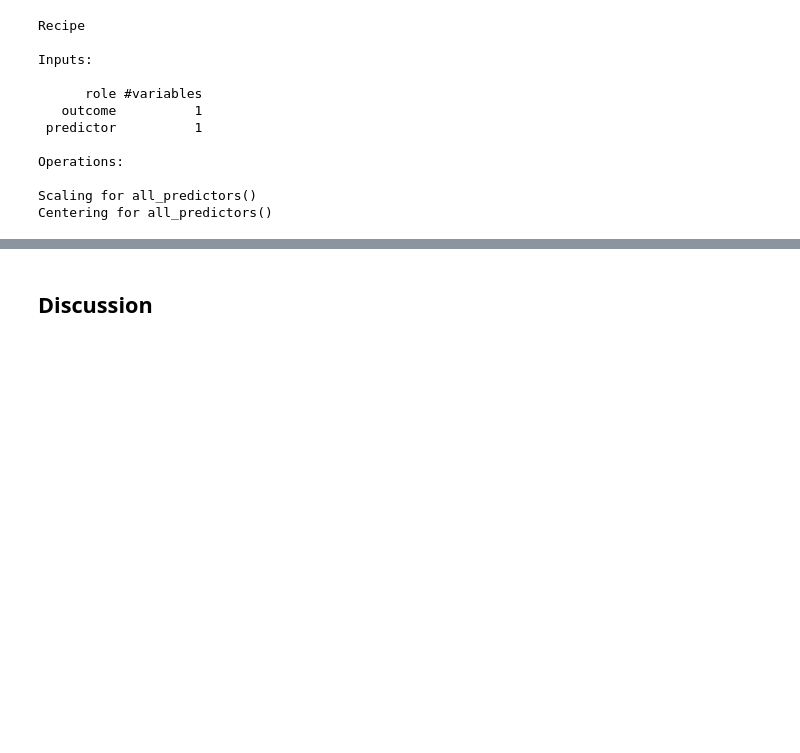
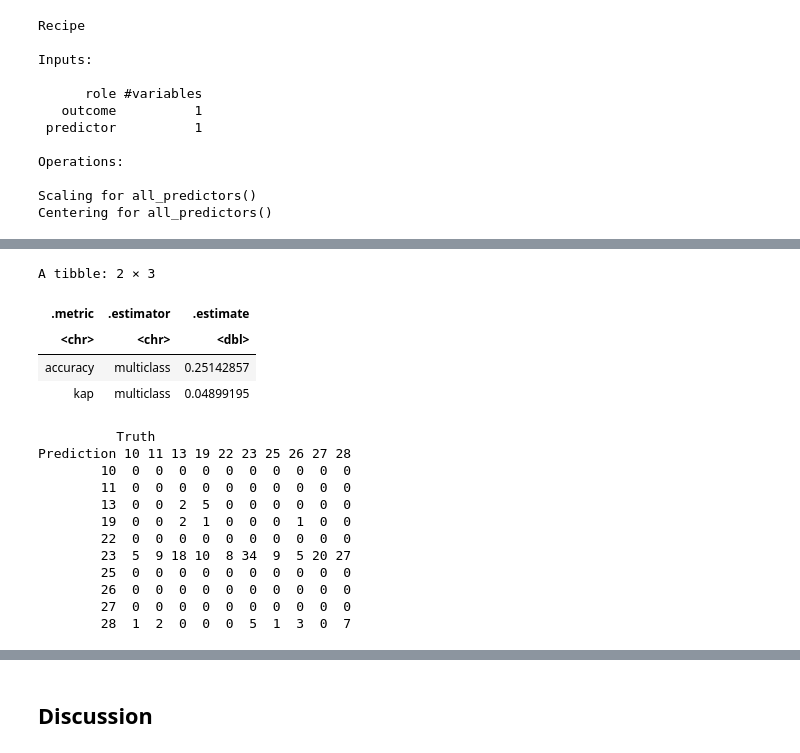
Before and after one commit to tim13246879/dsci-100-2022w1-group-87, a Jupyter notebook: Final_report.ipynb, the cells around one changed output, grey strips where cells are left out. Saved outputs shown, nothing was run; the diff lists cells and outputs as text; code cells hidden in the pictures; blank space fills up the shorter version.

```diff
--- a/Final_report.ipynb
+++ b/Final_report.ipynb
@@ -362,3 +406,29 @@ A tibble: 2 × 3
+# %%
+data_prediction_accuracy <- data_test_predictions |>
+                        metrics(truth = Reason.for.absence, estimate = .pred_class)
+data_prediction_accuracy
+
+data_mat <- data_test_predictions |>
+                conf_mat(truth = Reason.for.absence, estimate = .pred_class)
+data_mat
+# %% [output]
+A tibble: 2 × 3
+| .metric | .estimator | .estimate |
+| <chr> | <chr> | <dbl> |
+| accuracy | multiclass | 0.25142857 |
+| kap | multiclass | 0.04899195 |
+          Truth
+Prediction 10 11 13 19 22 23 25 26 27 28
+        10  0  0  0  0  0  0  0  0  0  0
+        11  0  0  0  0  0  0  0  0  0  0
+        13  0  0  2  5  0  0  0  0  0  0
+        19  0  0  2  1  0  0  0  1  0  0
+        22  0  0  0  0  0  0  0  0  0  0
+        23  5  9 18 10  8 34  9  5 20 27
+        25  0  0  0  0  0  0  0  0  0  0
+        26  0  0  0  0  0  0  0  0  0  0
+        27  0  0  0  0  0  0  0  0  0  0
+        28  1  2  0  0  0  5  1  3  0  7
 # %%
 fruit_mat <- fruit_test_predictions |>
                 conf_mat(truth = fruit_name, estimate = .pred_class)
```
Also changed, not shown: parts of 11 cells of this notebook.
